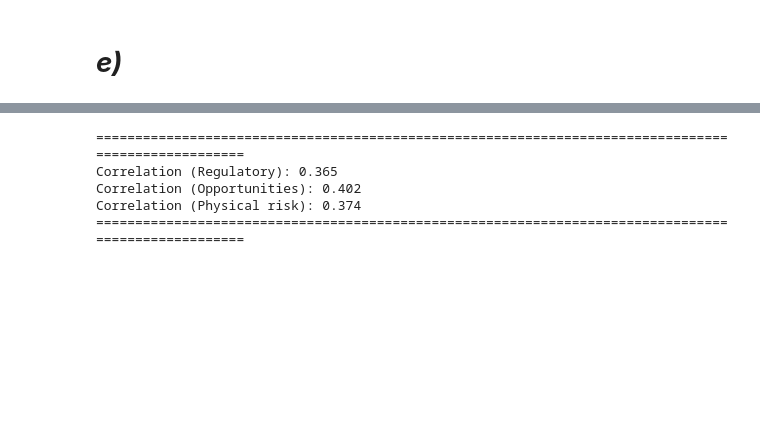
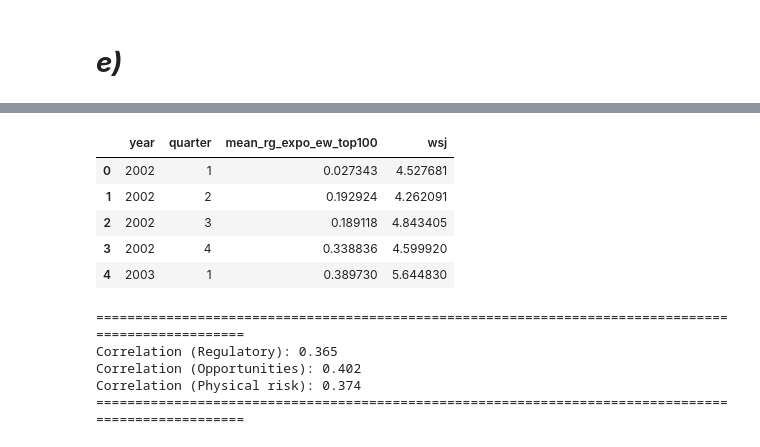
Before and after one commit to STEG-cpu/Sustainable_Finance_Project_1, a Jupyter notebook: 1. Assignment1_Group2.ipynb, the cells around one changed output, grey strips where cells are left out. Saved outputs shown, nothing was run; the diff lists cells and outputs as text; code cells hidden in the pictures; blank space fills up the shorter version.

```diff
--- a/1. Assignment1_Group2.ipynb
+++ b/1. Assignment1_Group2.ipynb
@@ -322,6 +351,15 @@ ph_top100 = top100_mean(us_firms_filtered, "ph_expo_ew")
 rg_merged = pd.merge(rg_top100, wsj_quarterly, on = ['year','quarter'], how = 'inner')
 op_merged = pd.merge(op_top100, wsj_quarterly, on = ['year','quarter'], how = 'inner')
 ph_merged = pd.merge(ph_top100, wsj_quarterly, on = ['year','quarter'], how = 'inner')
+# %%
+rg_merged.head()
+# %% [output]
+|  | year | quarter | mean_rg_expo_ew_top100 | wsj |
+| 0 | 2002 | 1 | 0.027343 | 4.527681 |
+| 1 | 2002 | 2 | 0.192924 | 4.262091 |
+| 2 | 2002 | 3 | 0.189118 | 4.843405 |
+| 3 | 2002 | 4 | 0.338836 | 4.599920 |
+| 4 | 2003 | 1 | 0.389730 | 5.644830 |
 # %%
 # Computing the correlation between the WSJ index and each component of climate risk exposure
 corr_rg = rg_merged['mean_rg_expo_ew_top100'].corr(rg_merged['wsj'])
```
Also changed, not shown: parts of 3 cells of this notebook.
